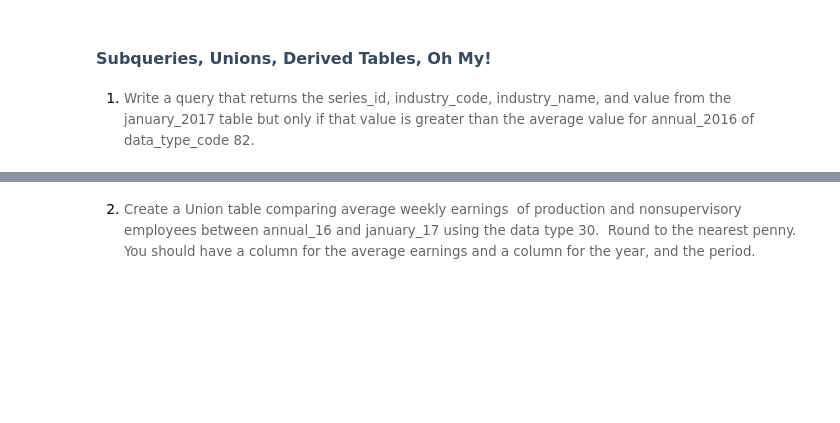
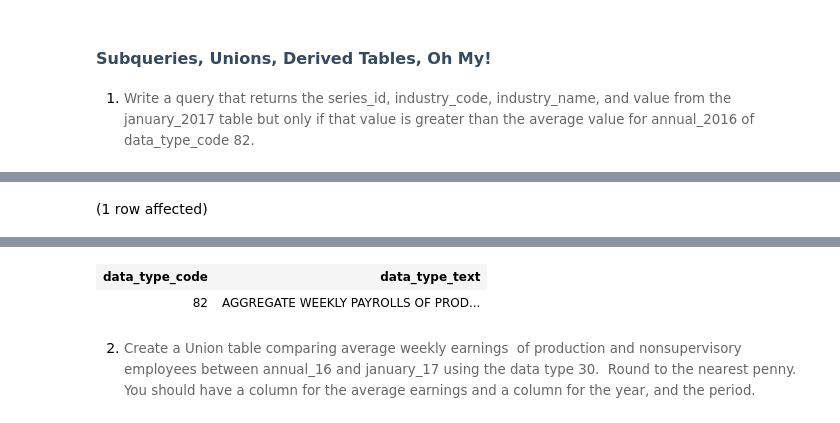
Before and after one commit to boroshs/Assignment3_9to5, a Jupyter notebook: 9to5.ipynb, the cells around one changed output, grey strips where cells are left out. Cells and saved outputs as stored; diff of their text form; code cells hidden in the pictures; blank space fills up the shorter version.

```diff
--- a/9to5.ipynb
+++ b/9to5.ipynb
@@ -481,2 +454,6 @@ Total execution time: 00:00:00.101
 | (No column name) |
 | 1102 |
+# %%
+-- SELECT * FROM datatype WHERE data_type_code = 82
+# %% [output]
+(1 row affected)
@@ -483,3 +461,5 @@ Total execution time: 00:00:00.101
+| data_type_code | data_type_text |
+| 82 | AGGREGATE WEEKLY PAYROLLS OF PROD... |
 # %% [markdown]
 2. <span style="background-color: rgb(255, 255, 255); font-size: 10pt; white-space: pre-wrap; color: rgb(102, 102, 102); font-family: Arvo, serif;">Create a Union table comparing average weekly earnings&nbsp; of production and nonsupervisory employees between annual_16 and january_17 using the data type 30.&nbsp; Round to the nearest penny.&nbsp; You should have a column for the average earnings and a column for the year, and the period.</span>
 # %%
```
Also changed, not shown: parts of 37 cells of this notebook.
